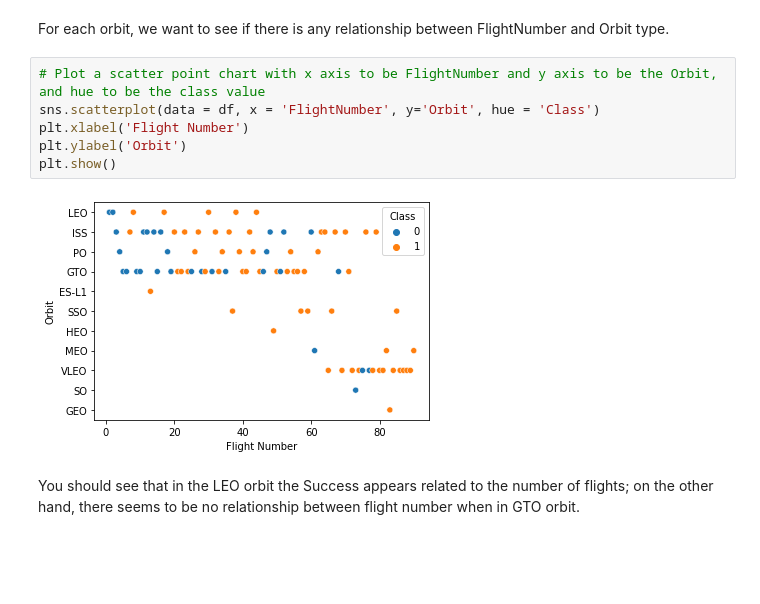
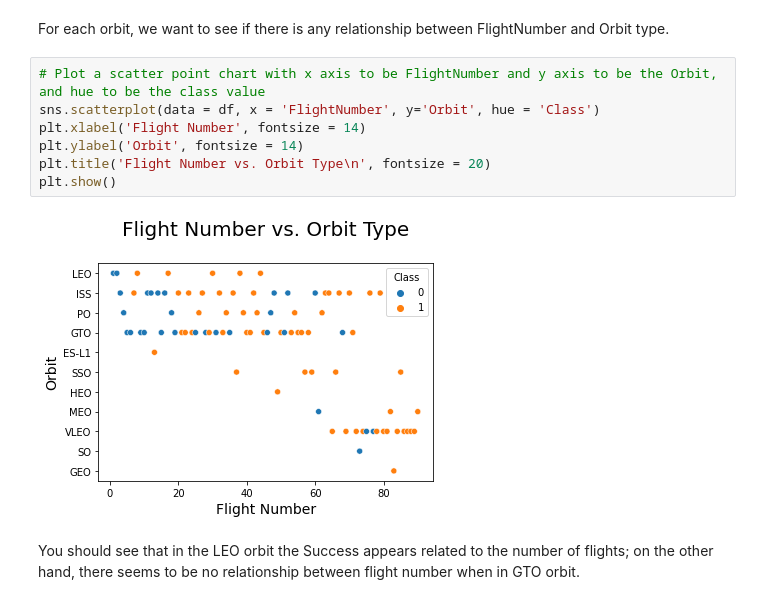
Before and after one commit to AliceGuo1023/AppliedDSProject, a Jupyter notebook: 2.2 Visualization.ipynb, the cells around one changed output. Saved outputs shown, nothing was run; the diff lists cells and outputs as text; blank space fills up the shorter version.

```diff
--- a/2.2 Visualization.ipynb
+++ b/2.2 Visualization.ipynb
@@ -129,11 +132,12 @@ For each orbit, we want to see if there is any relationship between FlightNumber
 # %%
 # Plot a scatter point chart with x axis to be FlightNumber and y axis to be the Orbit, and hue to be the class value
 sns.scatterplot(data = df, x = 'FlightNumber', y='Orbit', hue = 'Class')
-plt.xlabel('Flight Number')
-plt.ylabel('Orbit')
+plt.xlabel('Flight Number', fontsize = 14)
+plt.ylabel('Orbit', fontsize = 14)
+plt.title('Flight Number vs. Orbit Type\n', fontsize = 20)
 plt.show()
 # %% [output]
-[figure, old version]
+[figure, new version]
 # %% [markdown]
 You should see that in the LEO orbit the Success appears related to the number of flights; on the other hand, there seems to be no relationship between flight number when in GTO orbit.
 # %% [markdown]
```
Also changed, not shown: parts of 5 cells of this notebook.
